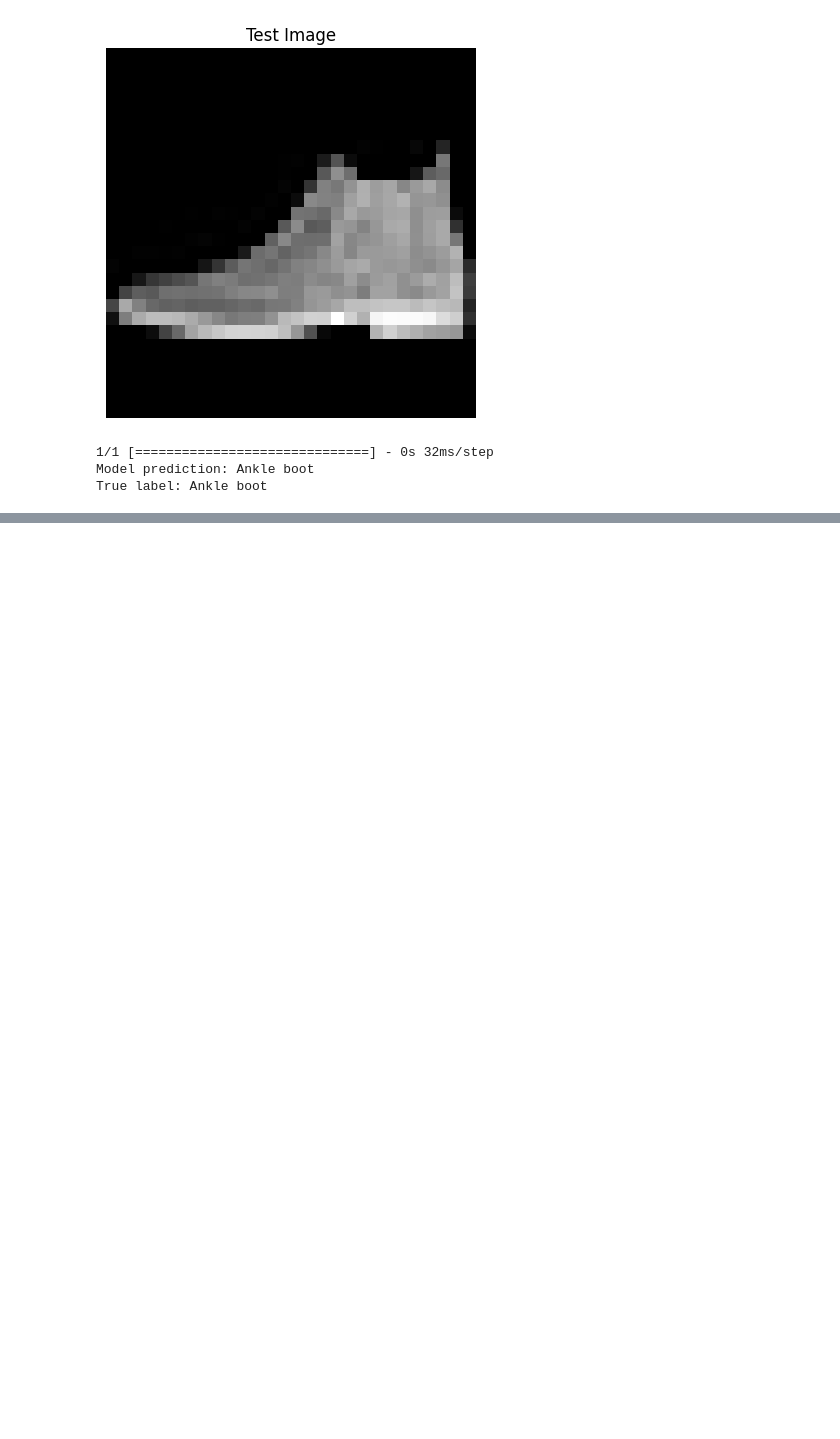
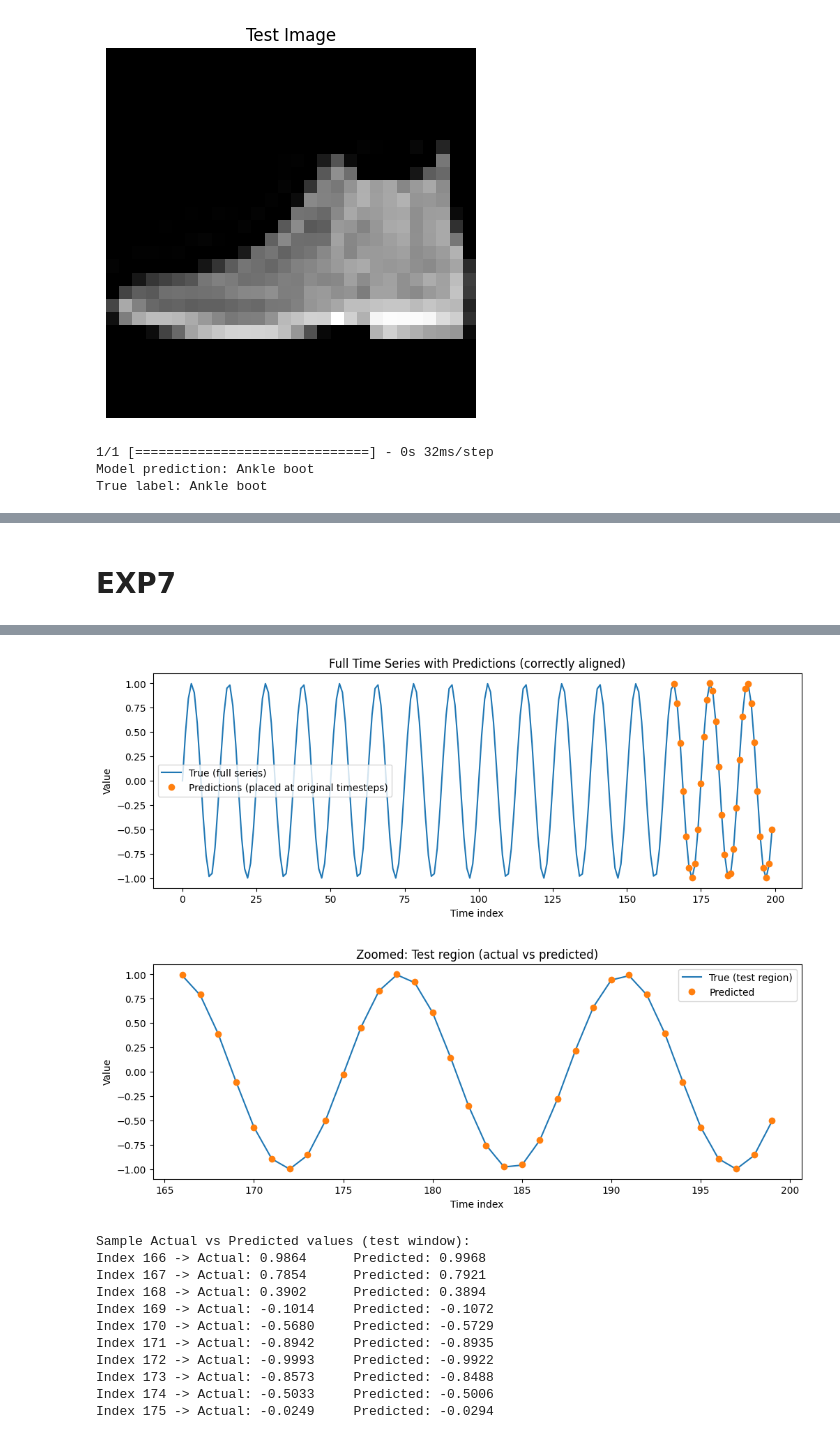
Before and after one commit to Durgashreeshak/DLRL, a Jupyter notebook: 4VP23AI018 - DLRL.ipynb, the cells around one changed output, grey strips where cells are left out. Cells and saved outputs as stored; diff of their text form; code cells hidden in the pictures; blank space fills up the shorter version.

```diff
--- a/4VP23AI018 - DLRL.ipynb
+++ b/4VP23AI018 - DLRL.ipynb
@@ -734,0 +735,56 @@ I enjoy deep learning -> 0.5098308 -> Positive
+# %% [markdown]
+# EXP7
+# %%
+import numpy as np
+import matplotlib.pyplot as plt
+from tensorflow.keras.models import Sequential
+from tensorflow.keras.layers import LSTM, Dense
+from sklearn.preprocessing import MinMaxScaler
+data = np.sin(np.linspace(0, 100, 200)).reshape(-1, 1)
+scaler = MinMaxScaler(feature_range=(0, 1))
+data_scaled = scaler.fit_transform(data)
+window_size = 30
+X, y = [], []
+for i in range(len(data_scaled) - window_size):
+    X.append(data_scaled[i:i + window_size])
+    y.append(data_scaled[i + window_size])
+X = np.array(X)
+y = np.array(y)
+split = int(0.8 * len(X))
+X_train, X_test = X[:split], X[split:]
+y_train, y_test = y[:split], y[split:]
+model = Sequential([LSTM(50, activation='tanh', input_shape=(window_size, 1)), Dense(1)])
+model.compile(optimizer='adam', loss='mse')
+model.fit(X_train, y_train, epochs=50, batch_size=16, validation_data=(X_test, y_test), verbose=0)
+pred_scaled = model.predict(X_test)
+pred = scaler.inverse_transform(pred_scaled)
+y_test_inv = scaler.inverse_transform(y_test)
+data_full = data.flatten()
+pred_full = np.full_like(data_full, np.nan)
+for i in range(len(pred)):
+    orig_index = window_size + split + i
+    pred_full[orig_index] = pred[i, 0]
+plt.figure(figsize=(12, 4))
+plt.plot(data_full, label='True (full series)')
+plt.plot(pred_full, marker='o', linestyle='', label='Predictions (placed at original timesteps)')
+plt.title('Full Time Series with Predictions (correctly aligned)')
+plt.legend()
+plt.xlabel('Time index')
+plt.ylabel('Value')
+plt.show()
+test_start = window_size + split
+test_end = len(data_full)
+plt.figure(figsize=(12, 4))
+plt.plot(range(test_start, test_end), data_full[test_start:test_end], label='True (test region)')
+plt.plot(range(test_start, test_end), pred_full[test_start:test_end], marker='o', linestyle='', label='Predicted')
+plt.title('Zoomed: Test region (actual vs predicted)')
+plt.legend()
+plt.xlabel('Time index')
+plt.ylabel('Value')
+plt.show()
+print("Sample Actual vs Predicted values (test window):")
+for i in range(min(10, len(pred))):
+    actual = float(y_test_inv[i])
+    predicted_value = float(pred[i])
+    print(f"Index {window_size + split + i:03d} -> Actual: {actual:.4f} \t Predicted: {predicted_value:.4f}")
+# %% [output]
@@ -734,0 +792,13 @@ I enjoy deep learning -> 0.5098308 -> Positive
+[figure, added]
+[figure, added]
+Sample Actual vs Predicted values (test window):
+Index 166 -> Actual: 0.9864      Predicted: 0.9968
+Index 167 -> Actual: 0.7854      Predicted: 0.7921
+Index 168 -> Actual: 0.3902      Predicted: 0.3894
+Index 169 -> Actual: -0.1014     Predicted: -0.1072
+Index 170 -> Actual: -0.5680     Predicted: -0.5729
+Index 171 -> Actual: -0.8942     Predicted: -0.8935
+Index 172 -> Actual: -0.9993     Predicted: -0.9922
+Index 173 -> Actual: -0.8573     Predicted: -0.8488
+Index 174 -> Actual: -0.5033     Predicted: -0.5006
+Index 175 -> Actual: -0.0249     Predicted: -0.0294
```
Also changed, not shown: parts of 13 cells of this notebook.
